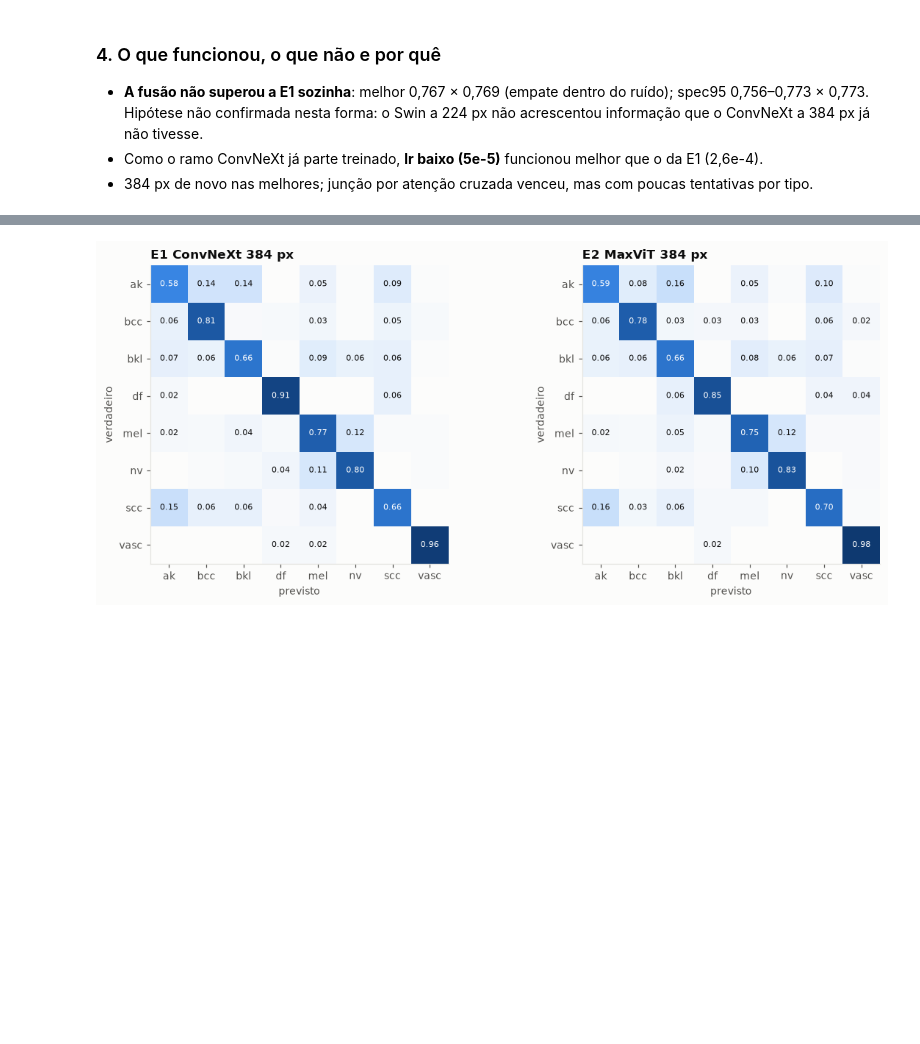
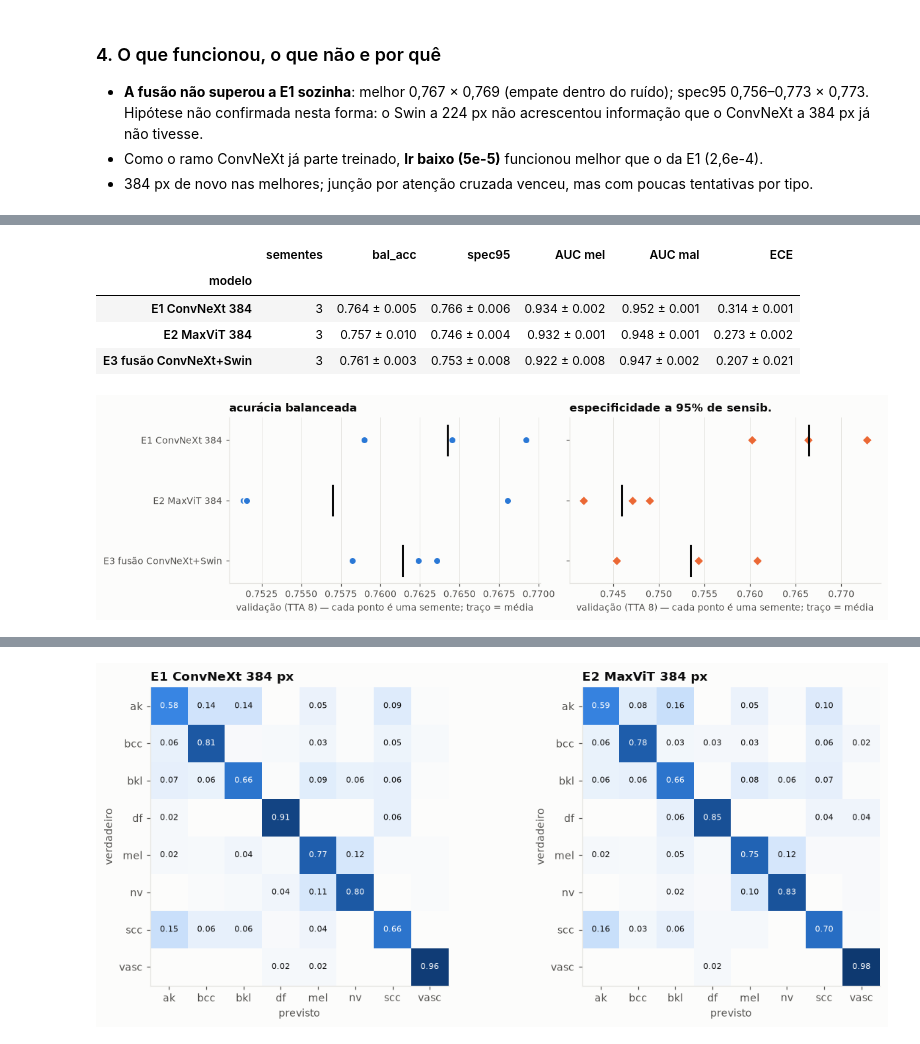
Before and after one commit to felipegava1/ProjetoFinal-InsperAI-FelipeGava-LucasBriones, a Jupyter notebook: notebook_dermatoscopia.ipynb, the cells around one changed output, grey strips where cells are left out. Cells and saved outputs as stored; diff of their text form; code cells hidden in the pictures; blank space fills up the shorter version.

```diff
--- a/notebook_dermatoscopia.ipynb
+++ b/notebook_dermatoscopia.ipynb
@@ -477,0 +581,10 @@ plt.tight_layout(); plt.show()
+# %%
+display(rel.tabela_sementes(["E1", "E2_384", "E3"], ["E1 ConvNeXt 384", "E2 MaxViT 384", "E3 fus\u00e3o ConvNeXt+Swin"]))
+rel.grafico_sementes(["E1", "E2_384", "E3"], ["E1 ConvNeXt 384", "E2 MaxViT 384", "E3 fus\u00e3o ConvNeXt+Swin"]); plt.tight_layout(); plt.show()
+# %% [output]
+|  | sementes | bal_acc | spec95 | AUC mel | AUC mal | ECE |
+| modelo |  |  |  |  |  |  |
+| E1 ConvNeXt 384 | 3 | 0.764 ± 0.005 | 0.766 ± 0.006 | 0.934 ± 0.002 | 0.952 ± 0.001 | 0.314 ± 0.001 |
+| E2 MaxViT 384 | 3 | 0.757 ± 0.010 | 0.746 ± 0.004 | 0.932 ± 0.001 | 0.948 ± 0.001 | 0.273 ± 0.002 |
+| E3 fusão ConvNeXt+Swin | 3 | 0.761 ± 0.003 | 0.753 ± 0.008 | 0.922 ± 0.008 | 0.947 ± 0.002 | 0.207 ± 0.021 |
+[figure, added]
```
Also changed, not shown: parts of 22 cells of this notebook, 23 other files.
